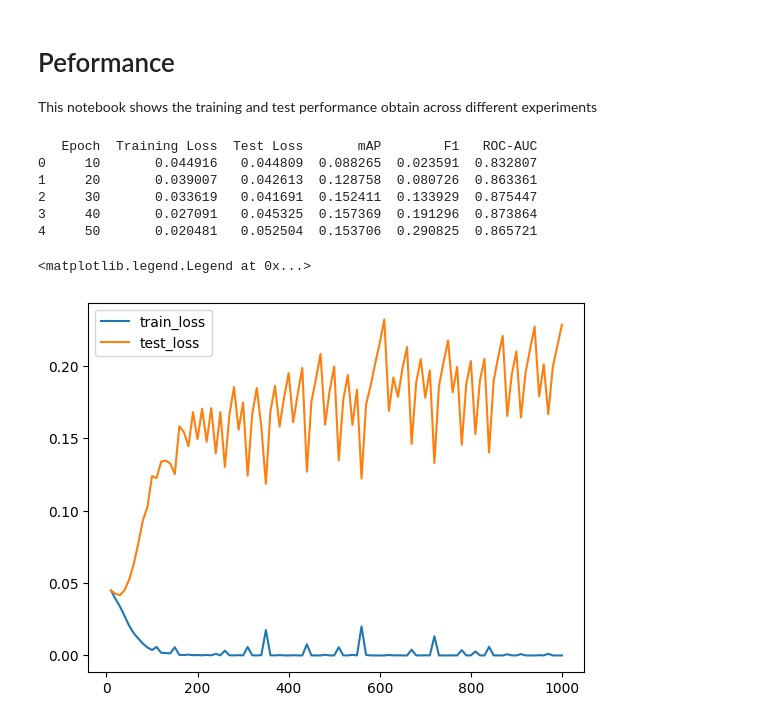
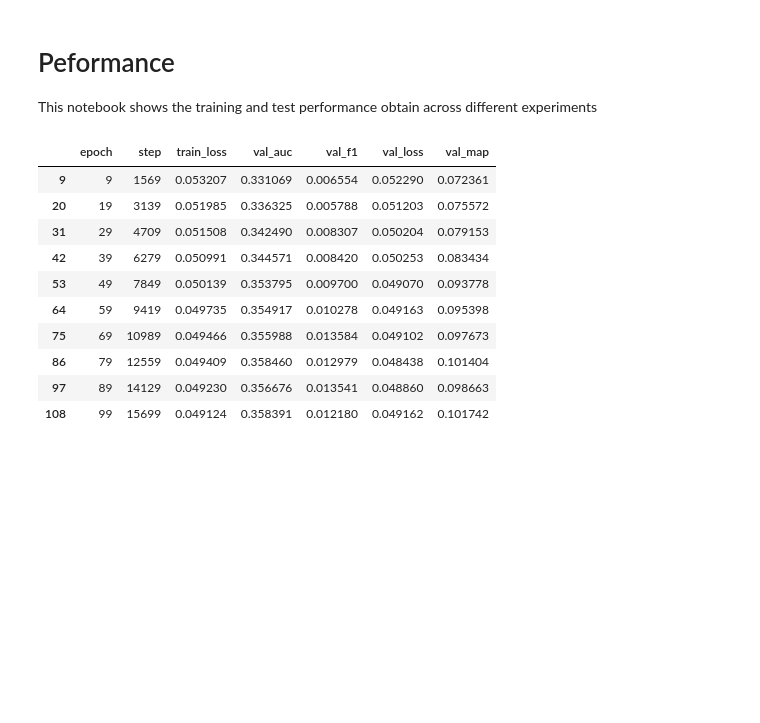
Before and after one commit to JoseFRuiz/audio-classification, a Jupyter notebook: performance.ipynb, the cells around one changed output. Drawn from its saved outputs; the diff is of its cells as text; code cells hidden in the pictures; blank space fills up the shorter version.

```diff
--- a/performance.ipynb
+++ b/performance.ipynb
@@ -6,24 +6,3 @@ This notebook shows the training and test performance obtain across different ex
 import os
 import pandas as pd
 import matplotlib.pyplot as plt
-# %%
-exp_name = "gru_001"
-
-pathfile = os.path.join(exp_name,"training_metrics.csv")
-df = pd.read_csv(pathfile)
-
-print(df.head())
-
-plt.figure()
-plt.plot(df["Epoch"], df["Training Loss"], label="train_loss")
-plt.plot(df["Epoch"], df["Test Loss"], label="test_loss")
-plt.legend()
-# %% [output]
-   Epoch  Training Loss  Test Loss       mAP        F1   ROC-AUC
-0     10       0.044916   0.044809  0.088265  0.023591  0.832807
-1     20       0.039007   0.042613  0.128758  0.080726  0.863361
-2     30       0.033619   0.041691  0.152411  0.133929  0.875447
-3     40       0.027091   0.045325  0.157369  0.191296  0.873864
-4     50       0.020481   0.052504  0.153706  0.290825  0.865721
-<matplotlib.legend.Legend at 0x...>
-[figure, removed]
@@ -29,0 +30,15 @@ plt.legend()
+# %%
+df_valid_metrics = df_clean.loc[df_clean['val_auc'].notna()]
+df_valid_metrics
+# %% [output]
+|  | epoch | step | train_loss | val_auc | val_f1 | val_loss | val_map |
+| 9 | 9 | 1569 | 0.053207 | 0.331069 | 0.006554 | 0.052290 | 0.072361 |
+| 20 | 19 | 3139 | 0.051985 | 0.336325 | 0.005788 | 0.051203 | 0.075572 |
+| 31 | 29 | 4709 | 0.051508 | 0.342490 | 0.008307 | 0.050204 | 0.079153 |
+| 42 | 39 | 6279 | 0.050991 | 0.344571 | 0.008420 | 0.050253 | 0.083434 |
+| 53 | 49 | 7849 | 0.050139 | 0.353795 | 0.009700 | 0.049070 | 0.093778 |
+| 64 | 59 | 9419 | 0.049735 | 0.354917 | 0.010278 | 0.049163 | 0.095398 |
+| 75 | 69 | 10989 | 0.049466 | 0.355988 | 0.013584 | 0.049102 | 0.097673 |
+| 86 | 79 | 12559 | 0.049409 | 0.358460 | 0.012979 | 0.048438 | 0.101404 |
+| 97 | 89 | 14129 | 0.049230 | 0.356676 | 0.013541 | 0.048860 | 0.098663 |
+| 108 | 99 | 15699 | 0.049124 | 0.358391 | 0.012180 | 0.049162 | 0.101742 |
```
Also changed, not shown: parts of 3 cells of this notebook, 1 other file.
